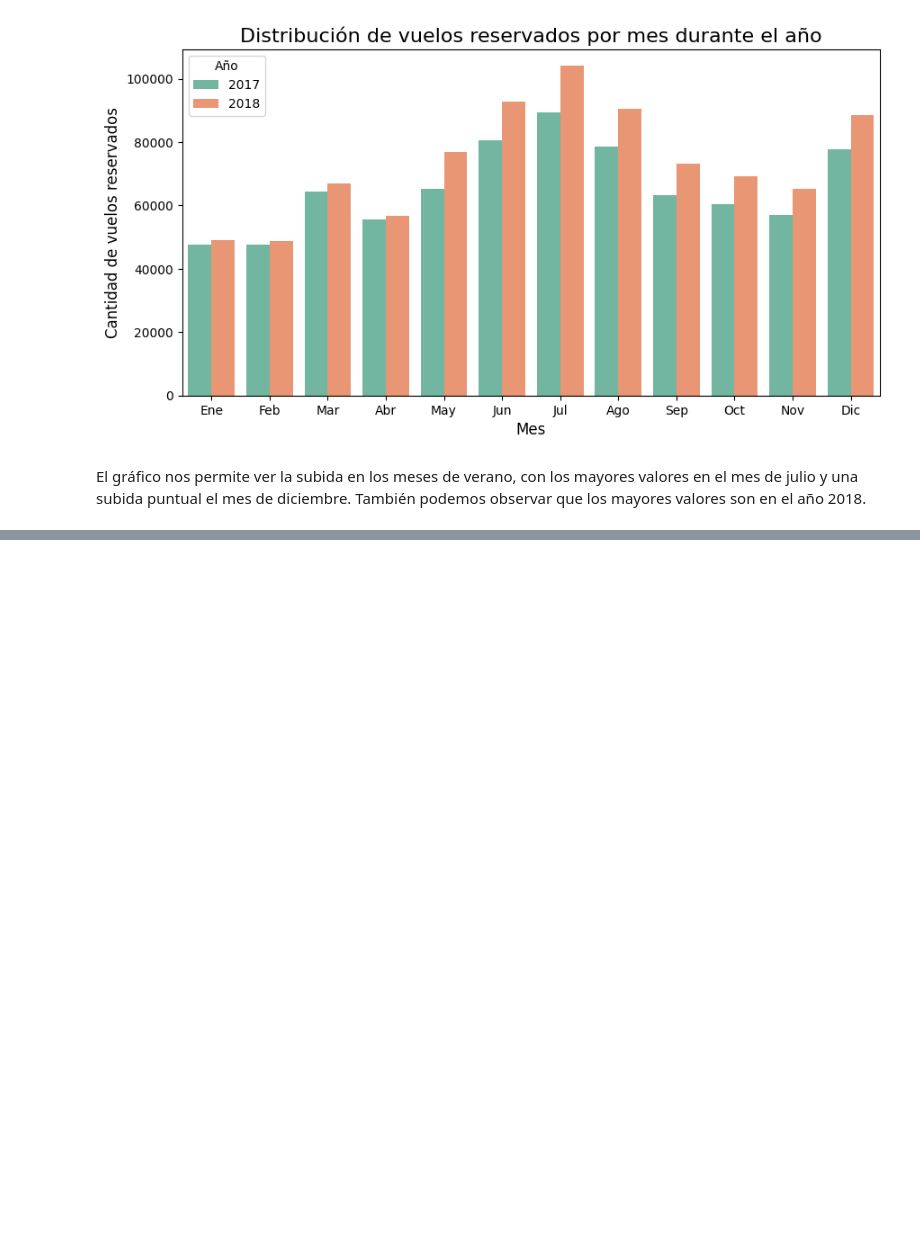
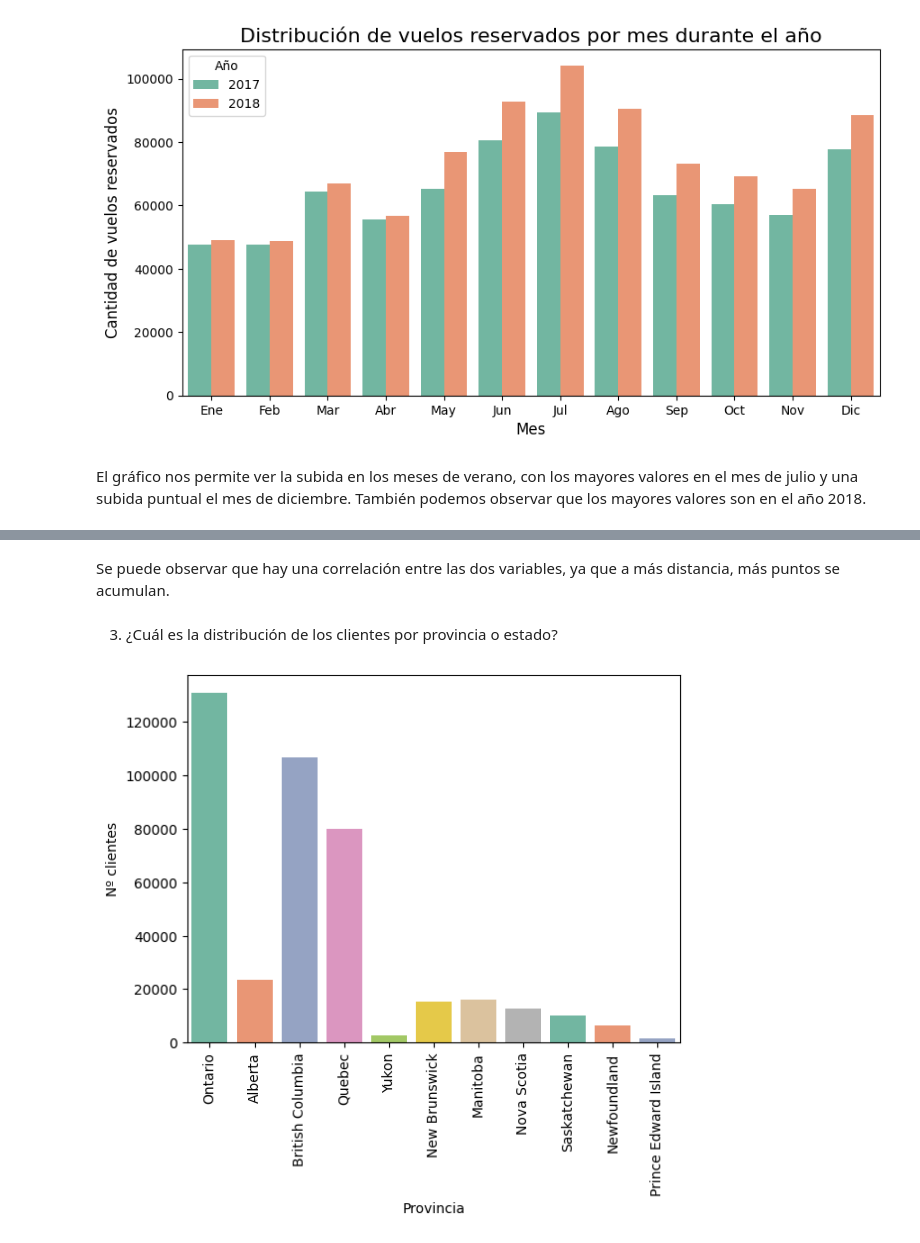
Before and after one commit to Adalab/bda-modulo-3-evaluacion-final-Marta2203H, a Jupyter notebook: Jupyters/Fase_2_Visualización.ipynb, the cells around one changed output, grey strips where cells are left out. Drawn from its saved outputs; the diff is of its cells as text; code cells hidden in the pictures; blank space fills up the shorter version.

```diff
--- a/Jupyters/Fase_2_Visualización.ipynb
+++ b/Jupyters/Fase_2_Visualización.ipynb
@@ -55,0 +112,17 @@ El gráfico nos permite ver la subida en los meses de verano, con los mayores va
+# %% [markdown]
+Se puede observar que hay una correlación entre las dos variables, ya que a más distancia, más puntos se acumulan.
+# %% [markdown]
+3. ¿Cuál es la distribución de los clientes por provincia o estado?
+# %%
+sns.countplot(x = "province",
+              data = df_conjunto,
+              palette = "Set2")
+
+# Giro las etiquetas del eje x para que no se superpongan:
+plt.xticks(rotation = 90)
+
+# Título de los ejes:
+plt.xlabel("Provincia")
+plt.ylabel("Nº clientes");
+# %% [output]
+[figure, added]
```
Also changed, not shown: parts of 17 cells of this notebook, 1 other file.
